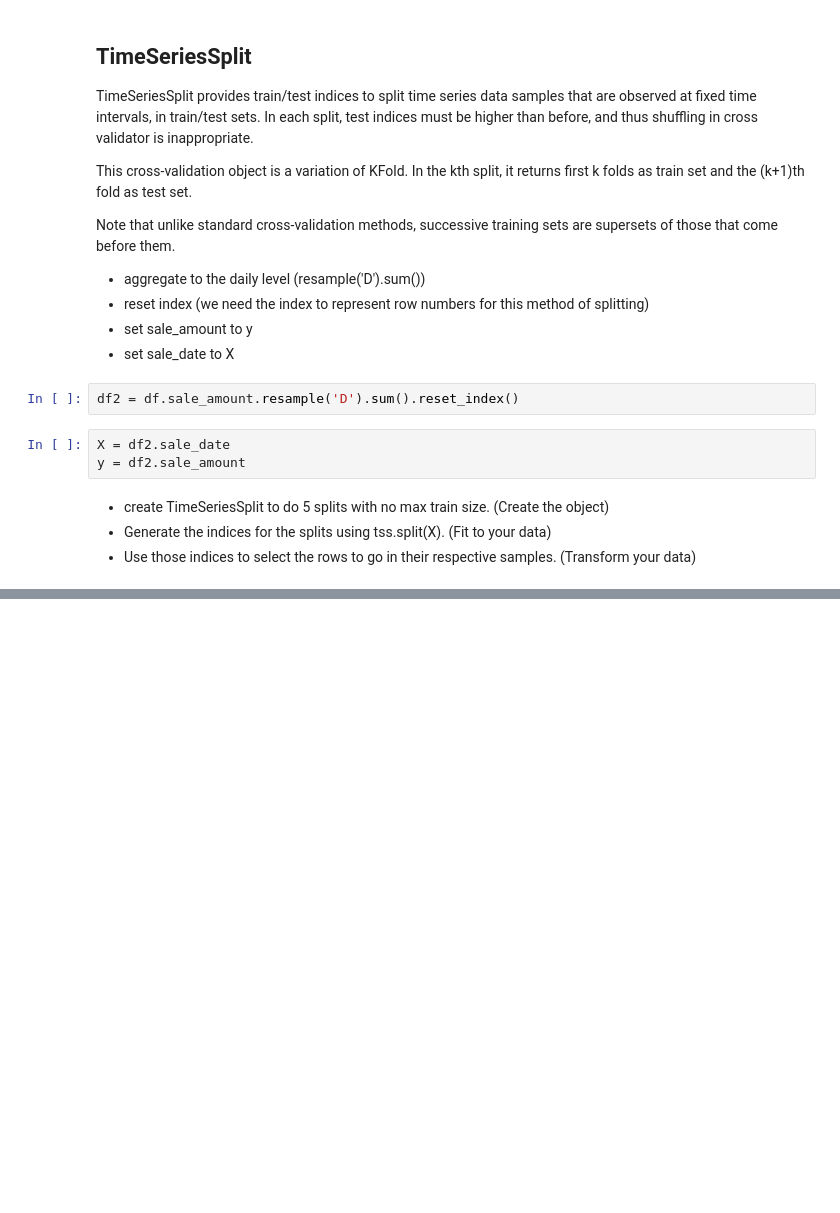
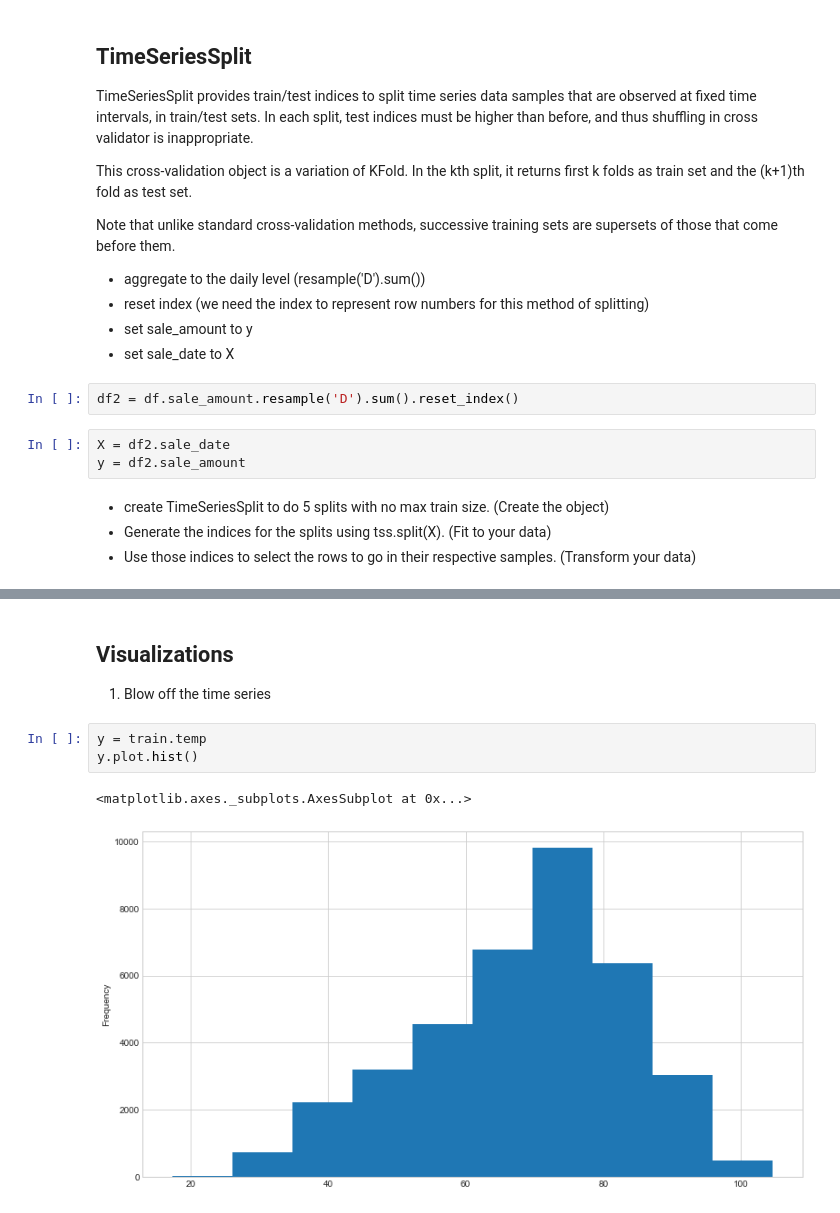
Before and after one commit to guedanie/ds-methodologies-exercises, a Jupyter notebook: time_series/time_series_class_notes.ipynb, the cells around one changed output, grey strips where cells are left out. Saved outputs shown, nothing was run; the diff lists cells and outputs as text; blank space fills up the shorter version.

```diff
--- a/time_series/time_series_class_notes.ipynb
+++ b/time_series/time_series_class_notes.ipynb
@@ -486,0 +557,10 @@ TypeError: split() missing 1 required positional argument: 'X'
+# %% [markdown]
+## Visualizations
+
+1. Blow off the time series
+# %%
+y = train.temp
+y.plot.hist()
+# %% [output]
+<matplotlib.axes._subplots.AxesSubplot at 0x...>
+[figure, added]
```
Also changed, not shown: parts of 43 cells of this notebook.
